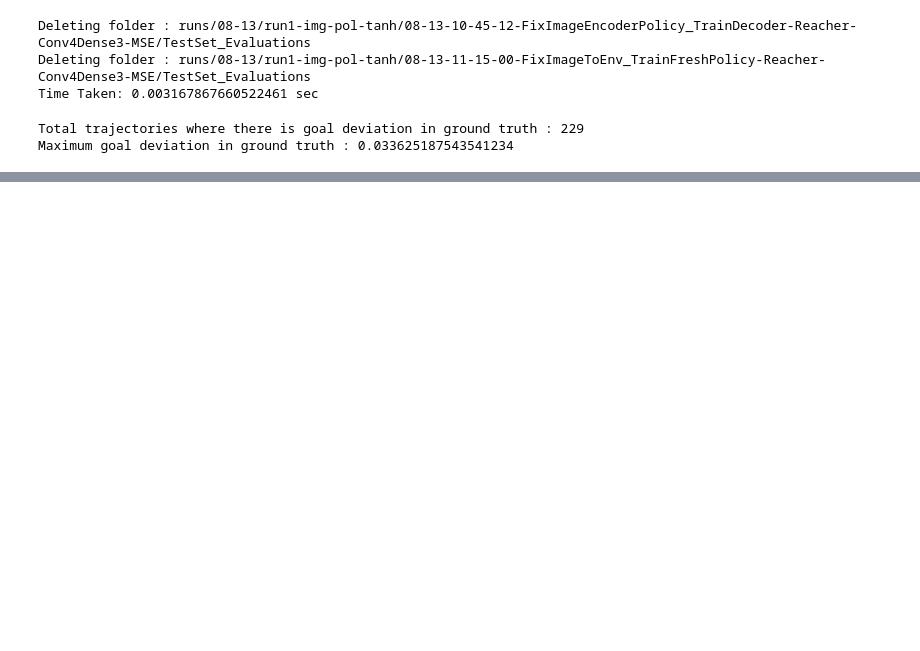
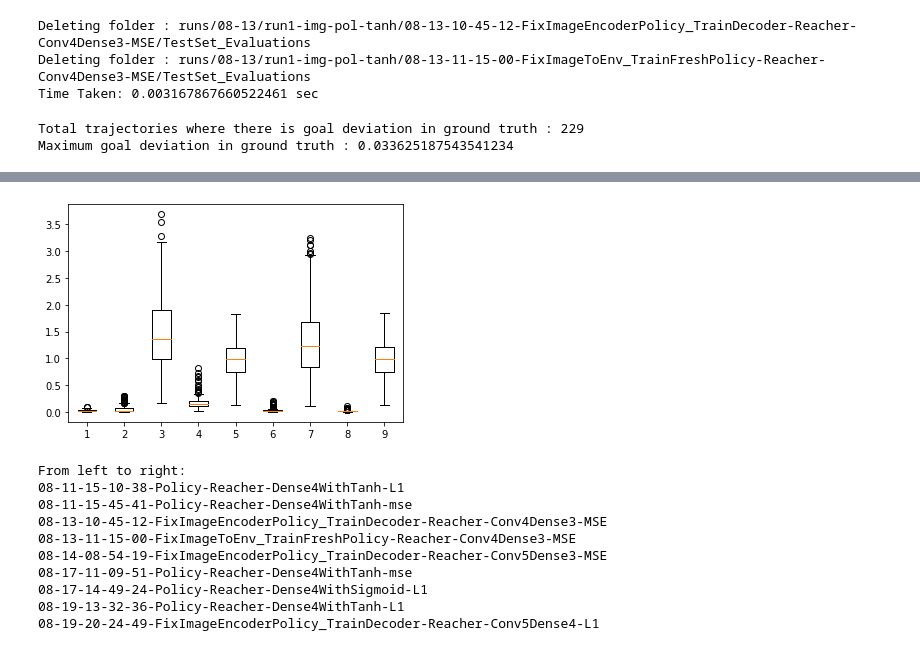
Before and after one commit to PradeepKadubandi/DemoPlanner, a Jupyter notebook: SimpleReacherExperiments.ipynb, the cells around one changed output, grey strips where cells are left out. Saved outputs shown, nothing was run; the diff lists cells and outputs as text; code cells hidden in the pictures; blank space fills up the shorter version.

```diff
--- a/SimpleReacherExperiments.ipynb
+++ b/SimpleReacherExperiments.ipynb
@@ -518,14 +460,14 @@ Highest Goal Error: Index = 76, Value = 3.2488205432891846
 # %%
-start = time.time()
+# start = time.time()
 
-for chkpt_file in utils.enumerate_files(rootdir='runs/08-13'):
-    folder = os.path.join(os.path.dirname(chkpt_file), 'TestSet_Evaluations')
-    if os.path.exists(folder):
-        print ('Deleting folder : {}'.format(folder))
-        shutil.rmtree(folder, ignore_errors=True)
-    # os.rename(os.path.dirname(chkpt_file) + '/Evaluations', os.path.dirname(chkpt_file) + '/Old_Evaluations')
+# for chkpt_file in utils.enumerate_files(rootdir='runs/08-13'):
+#     folder = os.path.join(os.path.dirname(chkpt_file), 'TestSet_Evaluations')
+#     if os.path.exists(folder):
+#         print ('Deleting folder : {}'.format(folder))
+#         shutil.rmtree(folder, ignore_errors=True)
+#     # os.rename(os.path.dirname(chkpt_file) + '/Evaluations', os.path.dirname(chkpt_file) + '/Old_Evaluations')
 
-print ("Time Taken: {} sec".format(time.time() - start))
+# print ("Time Taken: {} sec".format(time.time() - start))
 # %% [output]
 Deleting folder : runs/08-13/run1-img-pol-tanh/08-13-10-45-12-FixImageEncoderPolicy_TrainDecoder-Reacher-Conv4Dense3-MSE/TestSet_Evaluations
 Deleting folder : runs/08-13/run1-img-pol-tanh/08-13-11-15-00-FixImageToEnv_TrainFreshPolicy-Reacher-Conv4Dense3-MSE/TestSet_Evaluations
@@ -546,10 +488,3 @@ print ('Maximum goal deviation in ground truth : {}'.format(max_dev))
 # %% [output]
 Total trajectories where there is goal deviation in ground truth : 229
 Maximum goal deviation in ground truth : 0.033625187543541234
-# %%
-for chkpt_file in utils.enumerate_files(rootdir='runs/Policies', extension='trajectory_eval_metrics.csv'):
-    print (os.path.dirname(chkpt_file))
-# %%
-metrics = np.loadtxt(
-    'runs/08-17/run1-policy/08-17-11-09-51-Policy-Reacher-Dense4WithTanh-mse/TestSet_Evaluations/trajectory_eval_metrics.csv',
-     delimiter=',', dtype=np.float32)
@@ -561,2 +490,0 @@ array([0.        , 0.02222222, 0.04444444, 0.06666667, 0.08888889,
-# %%
-errors = metrics[:, 3]
@@ -609,0 +562,14 @@ for i in range(2, 6):
+# %%
+box_plot_across_runs()
+# %% [output]
+[figure, added]
+From left to right:
+08-11-15-10-38-Policy-Reacher-Dense4WithTanh-L1
+08-11-15-45-41-Policy-Reacher-Dense4WithTanh-mse
+08-13-10-45-12-FixImageEncoderPolicy_TrainDecoder-Reacher-Conv4Dense3-MSE
+08-13-11-15-00-FixImageToEnv_TrainFreshPolicy-Reacher-Conv4Dense3-MSE
+08-14-08-54-19-FixImageEncoderPolicy_TrainDecoder-Reacher-Conv5Dense3-MSE
+08-17-11-09-51-Policy-Reacher-Dense4WithTanh-mse
+08-17-14-49-24-Policy-Reacher-Dense4WithSigmoid-L1
+08-19-13-32-36-Policy-Reacher-Dense4WithTanh-L1
+08-19-20-24-49-FixImageEncoderPolicy_TrainDecoder-Reacher-Conv5Dense4-L1
```
Also changed, not shown: parts of 29 cells of this notebook, 1 other file.
